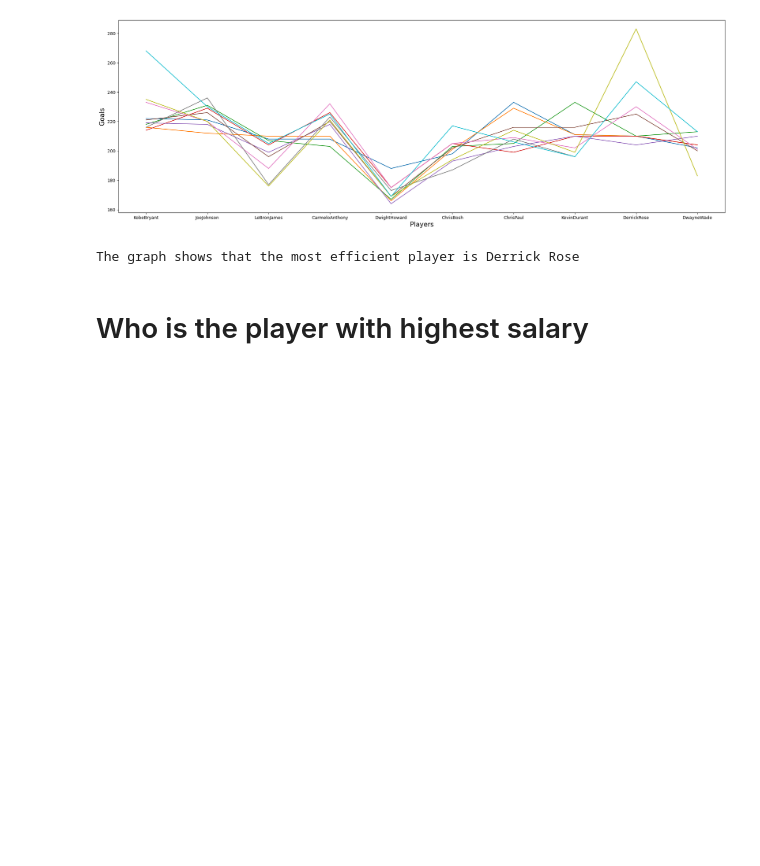
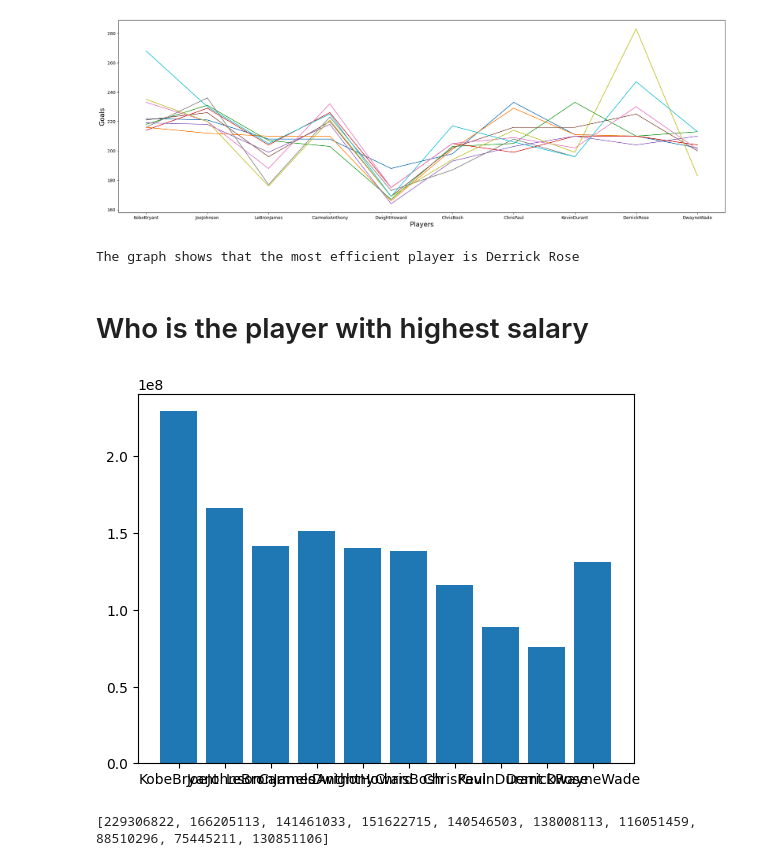
Before and after one commit to RyannKim327/Python-Programming-Compillation, a Jupyter notebook: Data Structures and Algorithm/Jupyter Notebook/basketball.ipynb, the cells around one changed output. Cells and saved outputs as stored; diff of their text form; code cells hidden in the pictures; blank space fills up the shorter version.

```diff
--- a/Data Structures and Algorithm/Jupyter Notebook/basketball.ipynb
+++ b/Data Structures and Algorithm/Jupyter Notebook/basketball.ipynb
@@ -182,4 +182,13 @@ The graph shows that the most efficient player is Derrick Rose
 # %% [markdown]
 # Who is the player with highest salary
 # %%
-plt.plot(Players, )
+salaries = []
+for i in salary:
+    salaries.append(np.sum(i))
+plt.figure(fig)
+plt.bar(Players, salaries)
+plt.show()
+print(salaries)
+# %% [output]
+[figure, added]
+[229306822, 166205113, 141461033, 151622715, 140546503, 138008113, 116051459, 88510296, 75445211, 130851106]
```
